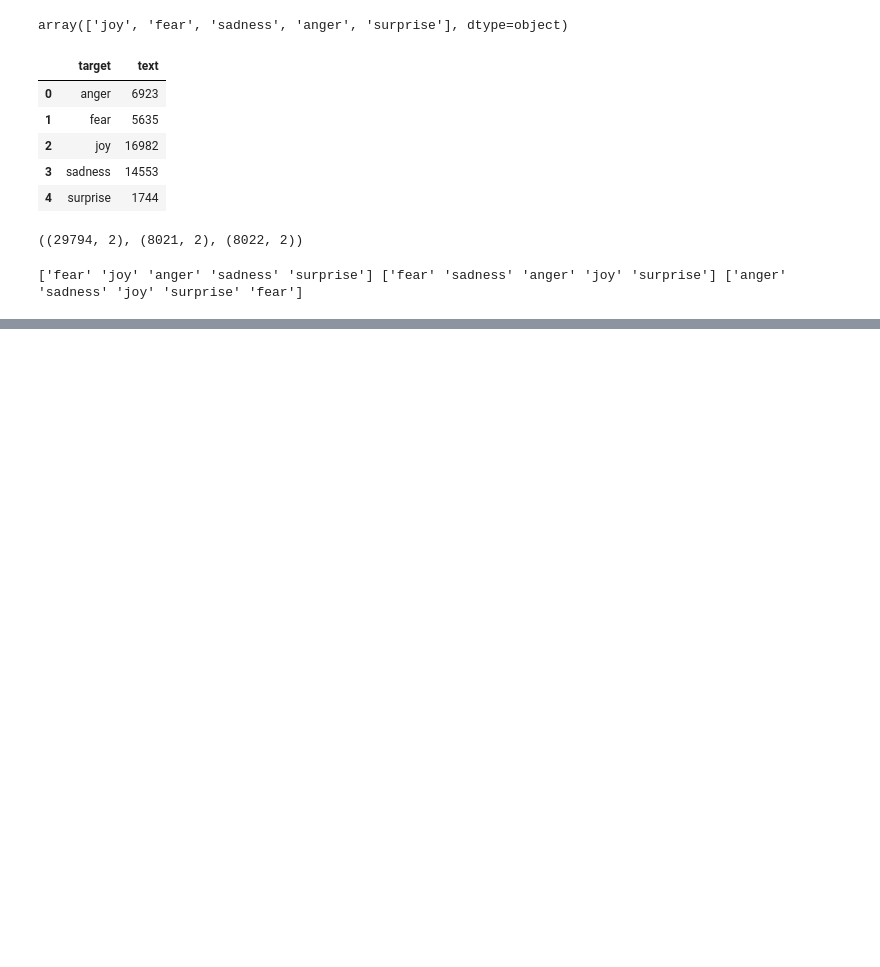
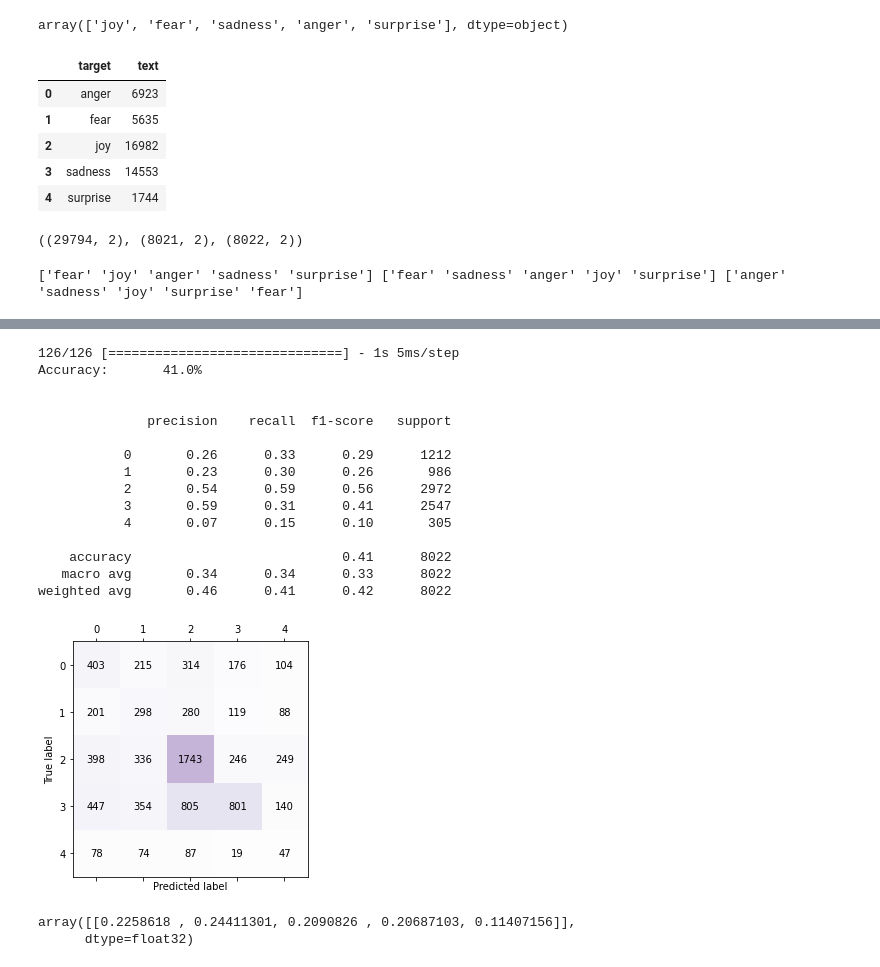
Before and after one commit to ppkgtmm/emotion, a Jupyter notebook: emo.ipynb, the cells around one changed output, grey strips where cells are left out. Drawn from its saved outputs; the diff is of its cells as text; code cells hidden in the pictures; blank space fills up the shorter version.

```diff
--- a/emo.ipynb
+++ b/emo.ipynb
@@ -108,0 +191,24 @@ Class=surprise, n=16000 (23.359%)
+# %%
+model_evaluate(mlp_model, test_x, test_y, 64)
+# %% [output]
+126/126 [==============================] - 1s 5ms/step
+Accuracy:       41.0%
+
+
+              precision    recall  f1-score   support
+
+           0       0.26      0.33      0.29      1212
+           1       0.23      0.30      0.26       986
+           2       0.54      0.59      0.56      2972
+           3       0.59      0.31      0.41      2547
+           4       0.07      0.15      0.10       305
+
+    accuracy                           0.41      8022
+   macro avg       0.34      0.34      0.33      8022
+weighted avg       0.46      0.41      0.42      8022
+[figure, added]
+# %%
+mlp_model.predict(get_sequences(tokenizer,max_len,['I feel too good to see you']))
+# %% [output]
+array([[0.2258618 , 0.24411301, 0.2090826 , 0.20687103, 0.11407156]],
+      dtype=float32)
```
Also changed, not shown: parts of 10 cells of this notebook.
